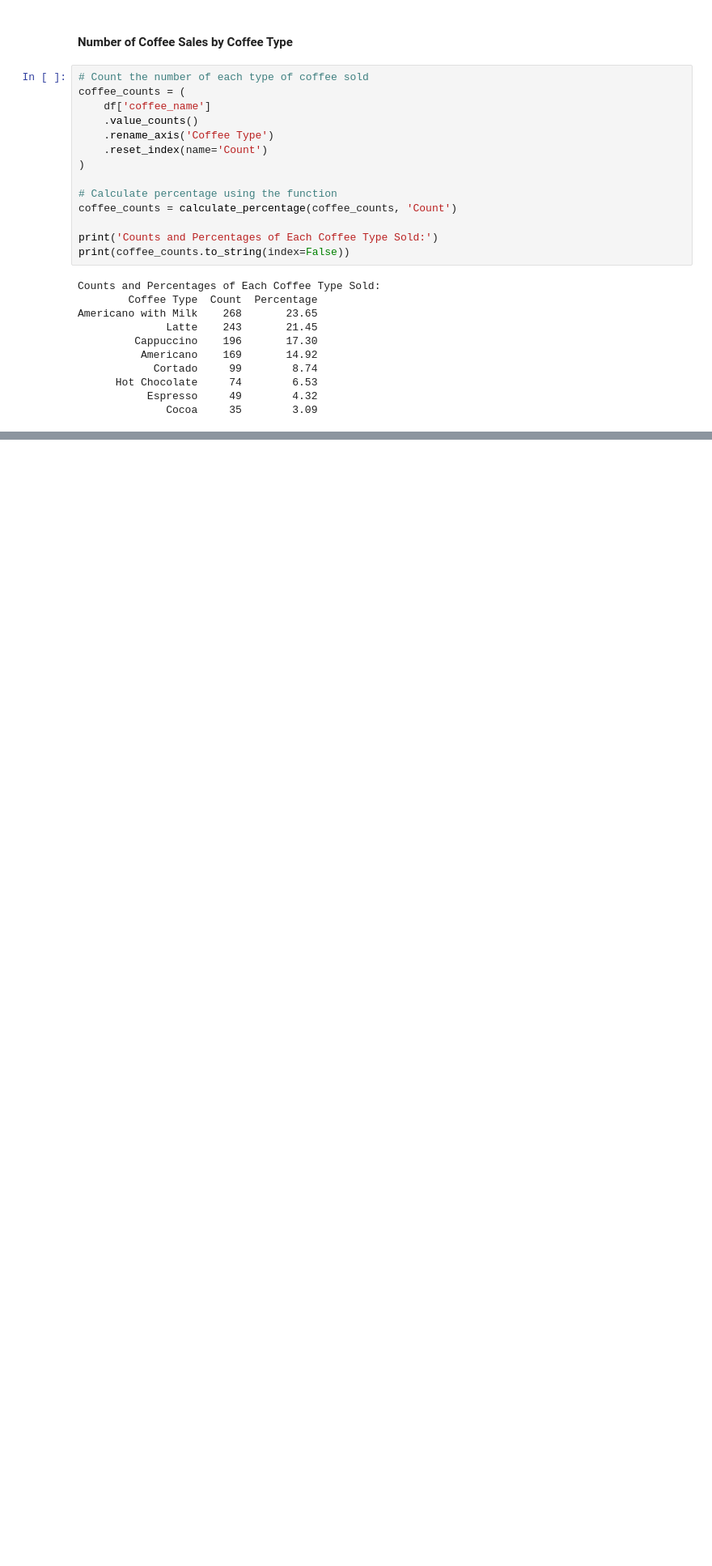
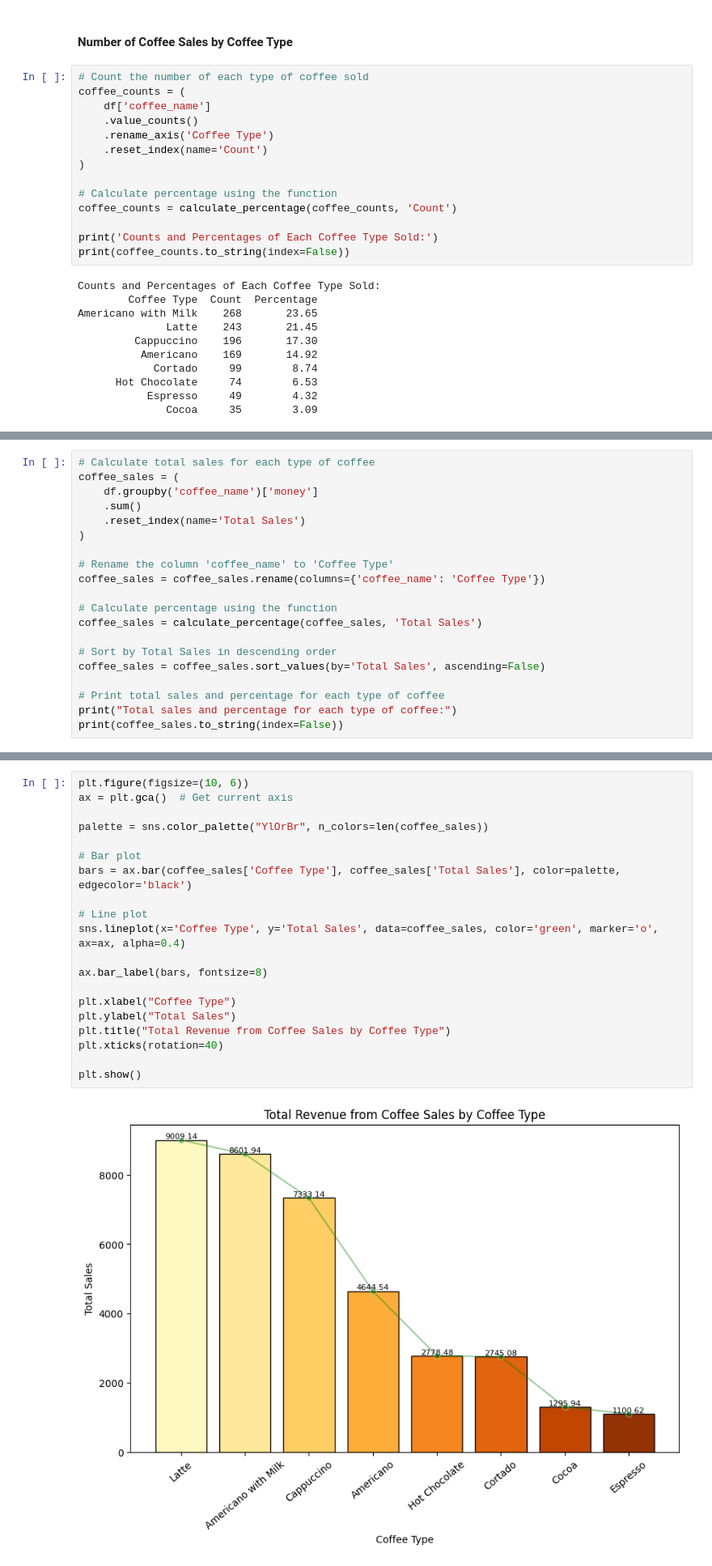
Before and after one commit to Viktoriia-Shalaieva/Coffee_Sales_Data_Analysis, a Jupyter notebook: Python/coffee_sales.ipynb, the cells around one changed output, grey strips where cells are left out. Shown at 81% size. Drawn from its saved outputs; the diff is of its cells as text; blank space fills up the shorter version.

Commit message:
Total Revenue from Coffee Sales by Coffee Type

```diff
--- a/Python/coffee_sales.ipynb
+++ b/Python/coffee_sales.ipynb
@@ -486,0 +489,20 @@ plt.show()
+# %%
+# Calculate total sales for each type of coffee
+coffee_sales = (
+    df.groupby('coffee_name')['money']
+    .sum()
+    .reset_index(name='Total Sales')
+)
+
+# Rename the column 'coffee_name' to 'Coffee Type'
+coffee_sales = coffee_sales.rename(columns={'coffee_name': 'Coffee Type'})
+
+# Calculate percentage using the function
+coffee_sales = calculate_percentage(coffee_sales, 'Total Sales')
+
+# Sort by Total Sales in descending order
+coffee_sales = coffee_sales.sort_values(by='Total Sales', ascending=False)
+
+# Print total sales and percentage for each type of coffee
+print("Total sales and percentage for each type of coffee:")
+print(coffee_sales.to_string(index=False))
@@ -486,0 +520,22 @@ plt.show()
+# %%
+plt.figure(figsize=(10, 6))
+ax = plt.gca()  # Get current axis
+
+palette = sns.color_palette("YlOrBr", n_colors=len(coffee_sales))
+
+# Bar plot
+bars = ax.bar(coffee_sales['Coffee Type'], coffee_sales['Total Sales'], color=palette, edgecolor='black')
+
+# Line plot
+sns.lineplot(x='Coffee Type', y='Total Sales', data=coffee_sales, color='green', marker='o', ax=ax, alpha=0.4)
+
+ax.bar_label(bars, fontsize=8)
+
+plt.xlabel("Coffee Type")
+plt.ylabel("Total Sales")
+plt.title("Total Revenue from Coffee Sales by Coffee Type")
+plt.xticks(rotation=40)
+
+plt.show()
+# %% [output]
+[figure, added]
```
Also changed, not shown: parts of 2 cells of this notebook.
